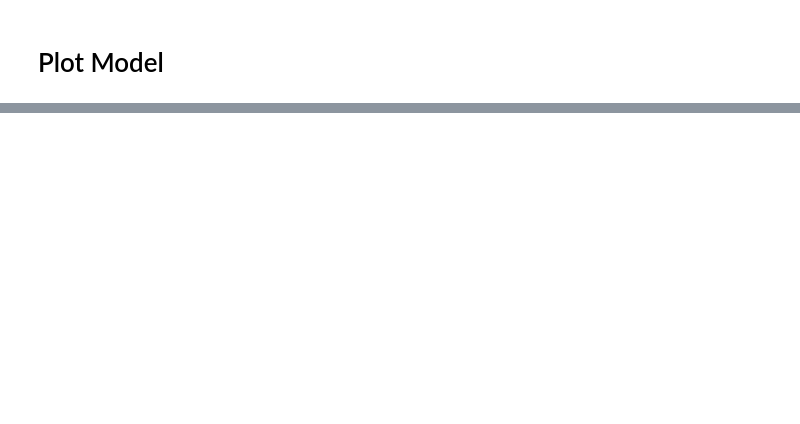
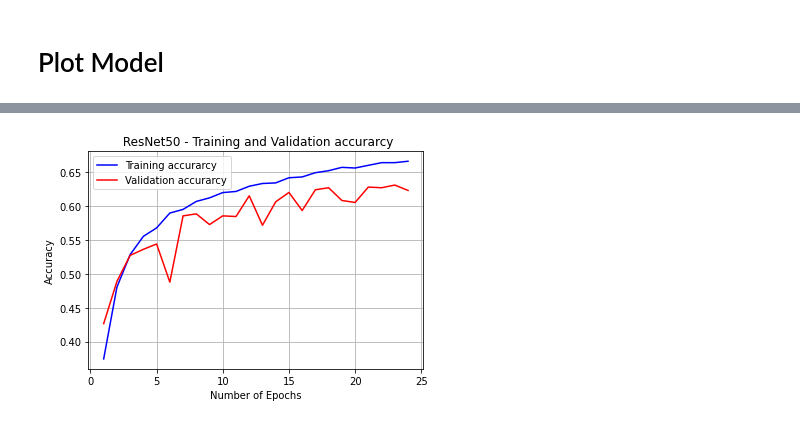
Before and after one commit to KalyanMohanty/Fruit_Classification, a Jupyter notebook: cnn_model_tuning.ipynb, the cells around one changed output, grey strips where cells are left out. Drawn from its saved outputs; the diff is of its cells as text; code cells hidden in the pictures; blank space fills up the shorter version.

```diff
--- a/cnn_model_tuning.ipynb
+++ b/cnn_model_tuning.ipynb
@@ -282,0 +471,23 @@ weighted avg       0.86      0.85      0.85       170
+# %%
+from tensorflow.keras.applications import resnet50
+model2 = resnet50.ResNet50(weights='imagenet')
+#new_model.summary()
+input_layer = layers.Input(shape=(50, 50, 3))
+model2 = resnet50.ResNet50(weights='imagenet',include_top=False,input_tensor=input_layer)
+#model2.summary()
+last_layer = model2.output
+flat = layers.Flatten()(last_layer)
+output_layer = layers.Dense(6,activation='softmax')(flat)
+resnet50_model = models.Model(inputs=input_layer,outputs=output_layer)
+#new_model.summary()
+for layer in resnet50_model.layers[:-1]:
+ layer.trainable=False
+#new_model.summary()
+from sklearn.model_selection import train_test_split
+xtrain,xtest,ytrain,ytest = train_test_split(x,y,test_size=0.1,random_state=5)
+callback = EarlyStopping(monitor = 'val_loss',min_delta = 0,patience = 3, verbose = 1,restore_best_weights = True)
+
+reshis = resnet50_model.compile(loss='categorical_crossentropy',optimizer='adam',metrics=['accuracy'])
+reshis = resnet50_model.fit(xtrain,ytrain,batch_size=64,epochs=50,validation_data=(xtest,ytest), callbacks=[callback])
+
+#xtrain,xtest,ytrain,ytest
@@ -282,0 +512,20 @@ weighted avg       0.86      0.85      0.85       170
+# %%
+#get the details form the history object
+acc = reshis.history['accuracy']
+val_acc = reshis.history['val_accuracy']
+loss = reshis.history['loss']
+val_loss = reshis.history['val_loss']
+epochs = range(1, len(acc) + 1)
+#Train and validation accuracy
+plt.plot(epochs, acc, 'b', label='Training accurarcy')
+plt.plot(epochs, val_acc, 'r', label='Validation accurarcy')
+plt.title(' ResNet50 - Training and Validation accurarcy')
+plt.xlabel("Number of Epochs")
+plt.ylabel("Accuracy")
+plt.legend()
+plt.grid()
+plt.legend()
+
+plt.savefig("/content/drive/MyDrive/Colab Notebooks/Fruit Classification Notebook/plots/ResNet50_accuracy.png")
+# %% [output]
+[figure, added]
```
Also changed, not shown: parts of 41 cells of this notebook.
